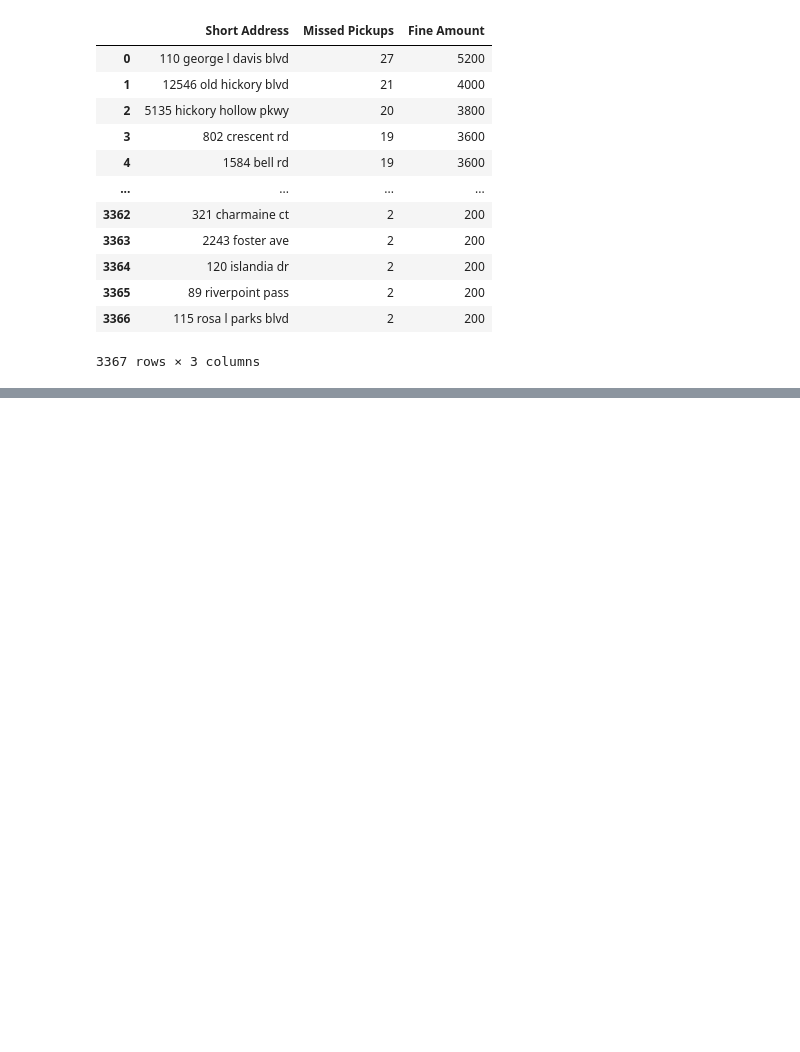
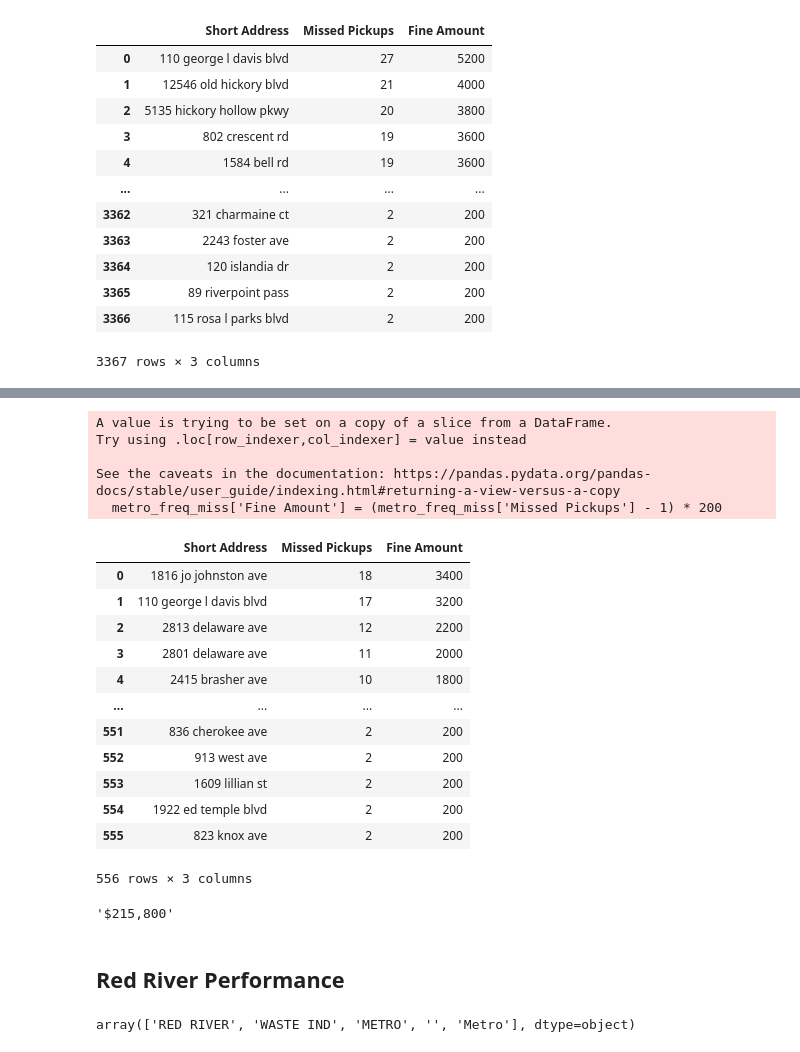
Before and after one commit to NewForce-Data-Cohort-12/trash-haulers-goody-grouch, a Jupyter notebook: trash_pickup.ipynb, the cells around one changed output, grey strips where cells are left out. Saved outputs shown, nothing was run; the diff lists cells and outputs as text; code cells hidden in the pictures; blank space fills up the shorter version.

```diff
--- a/trash_pickup.ipynb
+++ b/trash_pickup.ipynb
@@ -129,0 +154,37 @@ np.int64(1360000)
+# %%
+metro_miss_count = metro['Short Address'].value_counts().reset_index(name='Missed Pickups')
+# %%
+metro_freq_miss = metro_miss_count.loc[metro_miss_count['Missed Pickups'] > 1]
+metro_freq_miss['Fine Amount'] = (metro_freq_miss['Missed Pickups'] - 1) * 200
+metro_freq_miss
+# %% [output]
+A value is trying to be set on a copy of a slice from a DataFrame.
+Try using .loc[row_indexer,col_indexer] = value instead
+
+See the caveats in the documentation: https://pandas.pydata.org/pandas-docs/stable/user_guide/indexing.html#returning-a-view-versus-a-copy
+  metro_freq_miss['Fine Amount'] = (metro_freq_miss['Missed Pickups'] - 1) * 200
+|  | Short Address | Missed Pickups | Fine Amount |
+| 0 | 1816 jo johnston ave | 18 | 3400 |
+| 1 | 110 george l davis blvd | 17 | 3200 |
+| 2 | 2813 delaware ave | 12 | 2200 |
+| 3 | 2801 delaware ave | 11 | 2000 |
+| 4 | 2415 brasher ave | 10 | 1800 |
+| ... | ... | ... | ... |
+| 551 | 836 cherokee ave | 2 | 200 |
+| 552 | 913 west ave | 2 | 200 |
+| 553 | 1609 lillian st | 2 | 200 |
+| 554 | 1922 ed temple blvd | 2 | 200 |
+| 555 | 823 knox ave | 2 | 200 |
+556 rows × 3 columns
+# %%
+metro_damages = metro_freq_miss['Fine Amount'].sum()
+metro_format = currency_format(metro_damages)
+metro_format
+# %% [output]
+'$215,800'
+# %% [markdown]
+<h2>Red River Performance</h2>
+# %%
+trash_data['Trash Hauler'].unique()
+# %% [output]
+array(['RED RIVER', 'WASTE IND', 'METRO', '', 'Metro'], dtype=object)
```
Also changed, not shown: parts of 15 cells of this notebook.
